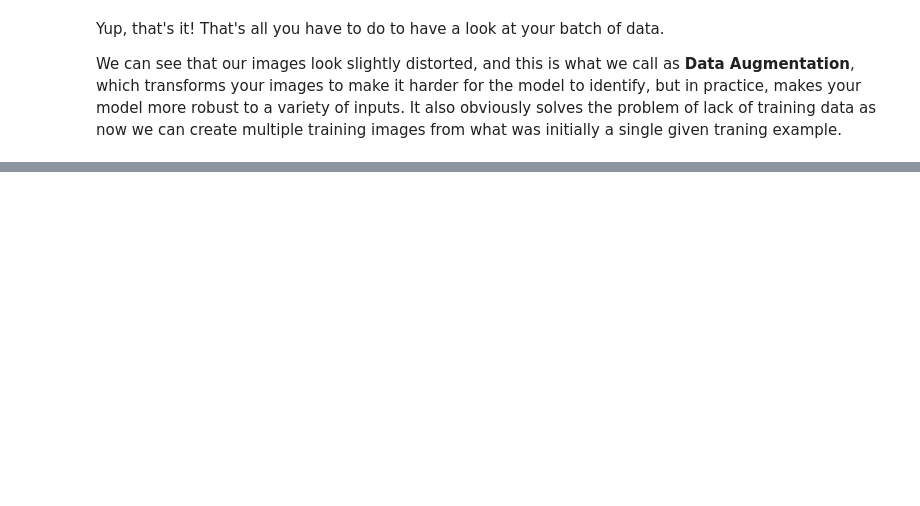
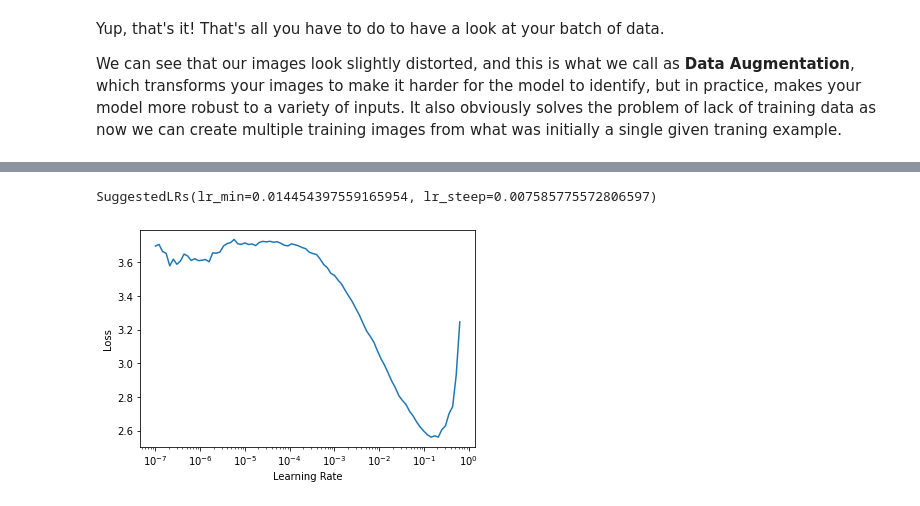
Before and after one commit to sayantank/datablog, a Jupyter notebook: _notebooks/2020-10-08-mnist-fastapi.ipynb, the cells around one changed output, grey strips where cells are left out. Saved outputs shown, nothing was run; the diff lists cells and outputs as text; code cells hidden in the pictures; blank space fills up the shorter version.

```diff
--- a/_notebooks/2020-10-08-mnist-fastapi.ipynb
+++ b/_notebooks/2020-10-08-mnist-fastapi.ipynb
@@ -202,0 +230,2 @@ We can see that our images look slightly distorted, and this is what we call as
+# %%
+learn = cnn_learner(dls, resnet18, pretrained=True, metrics=accuracy)
@@ -202,0 +242,3 @@ We can see that our images look slightly distorted, and this is what we call as
+# %%
+learn.lr_find()
+# %% [output]
@@ -202,0 +246,2 @@ We can see that our images look slightly distorted, and this is what we call as
+SuggestedLRs(lr_min=0.014454397559165954, lr_steep=0.007585775572806597)
+[figure, added]
```
Also changed, not shown: parts of 14 cells of this notebook.
